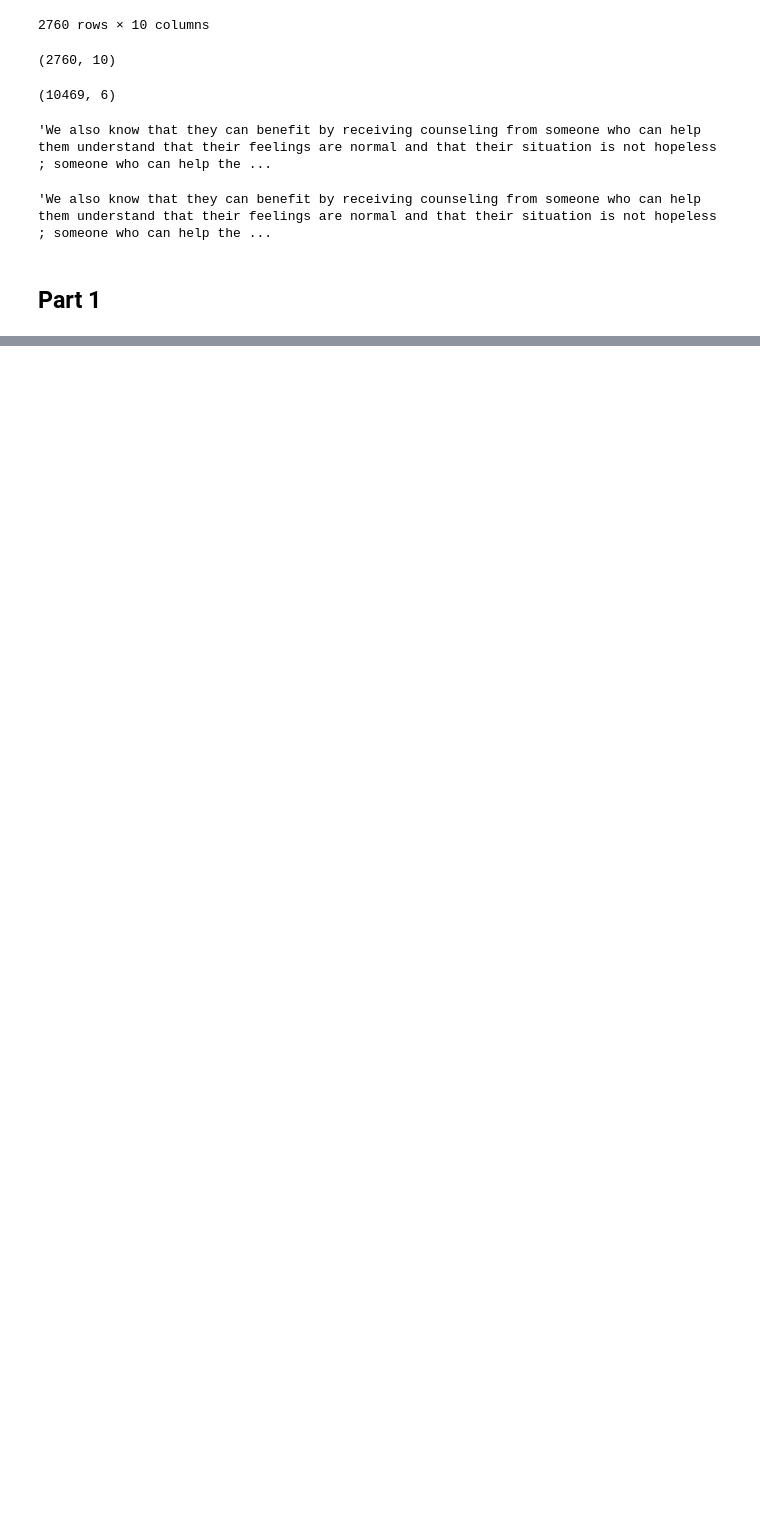
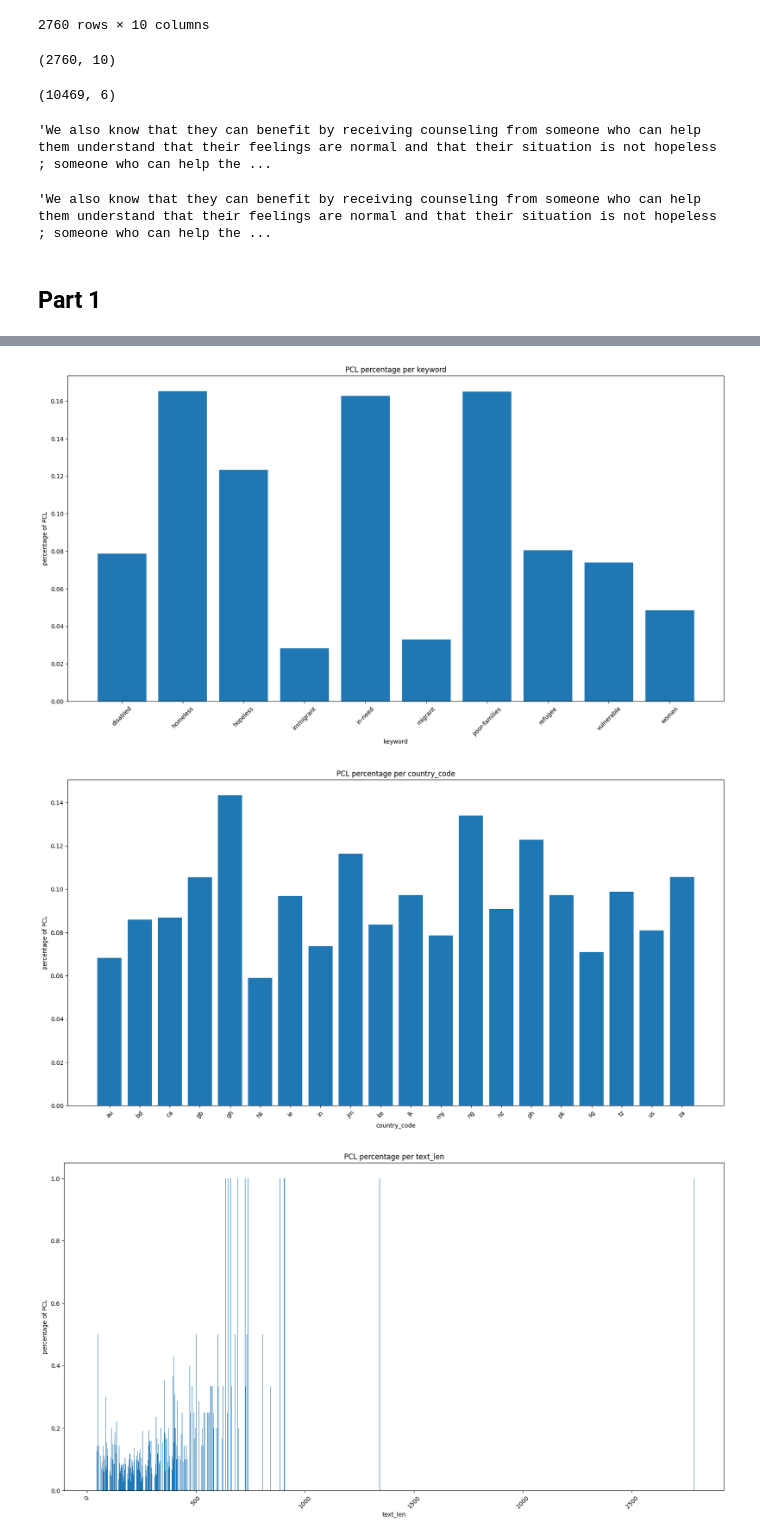
Before and after one commit to Devesh251298/NLPClassification_41, a Jupyter notebook: cw.ipynb, the cells around one changed output, grey strips where cells are left out. Cells and saved outputs as stored; diff of their text form; code cells hidden in the pictures; blank space fills up the shorter version.

```diff
--- a/cw.ipynb
+++ b/cw.ipynb
@@ -94,0 +99,3 @@ cat_df.iloc[0, 2]
+# %%
+# create class (1 for PCL 0 for non-PCL) based on label
+pcl_df["class"] = pcl_df.apply(lambda x: 1 if x["label"] > 1 else 0, axis=1)
@@ -94,0 +113,2 @@ cat_df.iloc[0, 2]
+# %%
+pcl_df["text_len"] = pcl_df["text"].apply(lambda x: len(x))
@@ -94,0 +127,4 @@ cat_df.iloc[0, 2]
+# %%
+# discretize text length
+text_len_bin_edges = list(range(0, (math.ceil(pcl_df["text_len"].max()/100) + 1)*100, 100))
+pcl_df['text_len_binned'] = pd.cut(pcl_df['text_len'], bins=text_len_bin_edges).astype(str)
@@ -94,0 +133,29 @@ cat_df.iloc[0, 2]
+# %%
+def plot_class_vs_feature(df, feature, xticks=None):
+
+    df = df.groupby(
+        feature
+    )["class"].value_counts(normalize=True).reset_index(name="percentage")
+    df = df.pivot(
+        index=feature, columns='class', values='percentage'
+    ).reset_index()
+    df.columns = [feature, "non_PCL", "PCL"]
+
+    # Create a figure showing percentage of PCL per keyword
+    fig = plt.figure(figsize = (20, 10))
+
+    # creating the bar plot
+    plt.bar(df[feature], df["PCL"])
+    plt.xticks(ticks=xticks, rotation=45)
+    plt.xlabel(feature)
+    plt.ylabel("percentage of PCL")
+    plt.title(f"PCL percentage per {feature}")
+    plt.show()
+# %%
+features = ['keyword', 'country_code', 'text_len', 'text_len_binned']
+for feature in features:
+    plot_class_vs_feature(pcl_df, feature)
+# %% [output]
+[figure, added]
+[figure, added]
+[figure, added]
```
Also changed, not shown: parts of 12 cells of this notebook.
